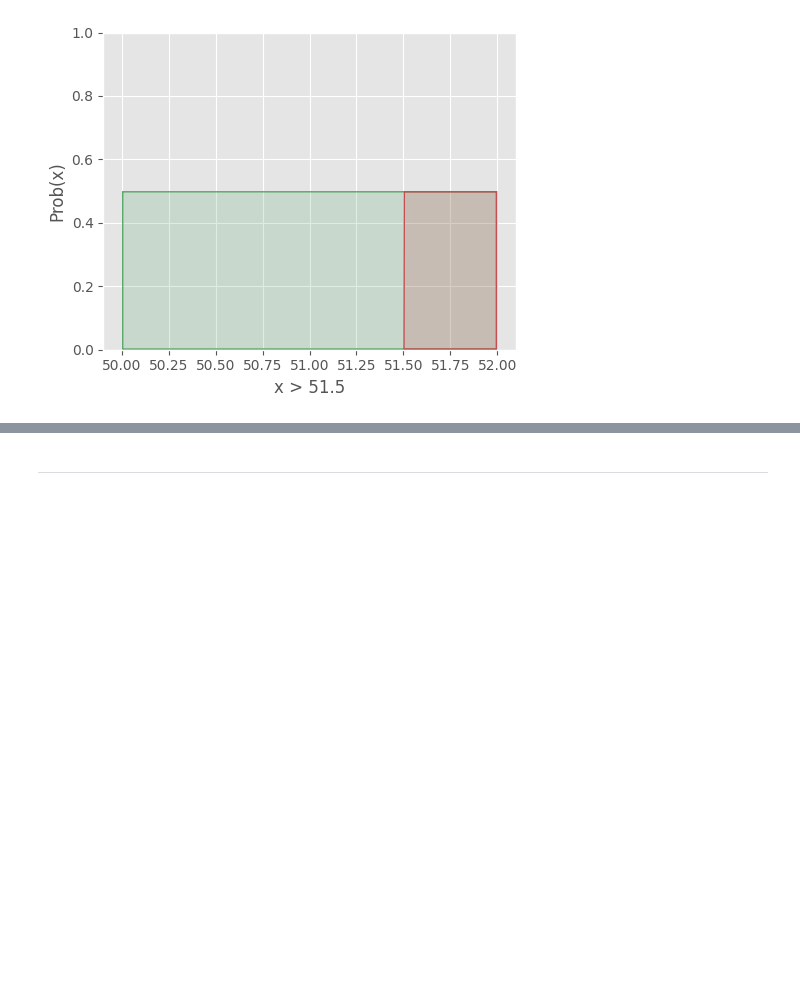
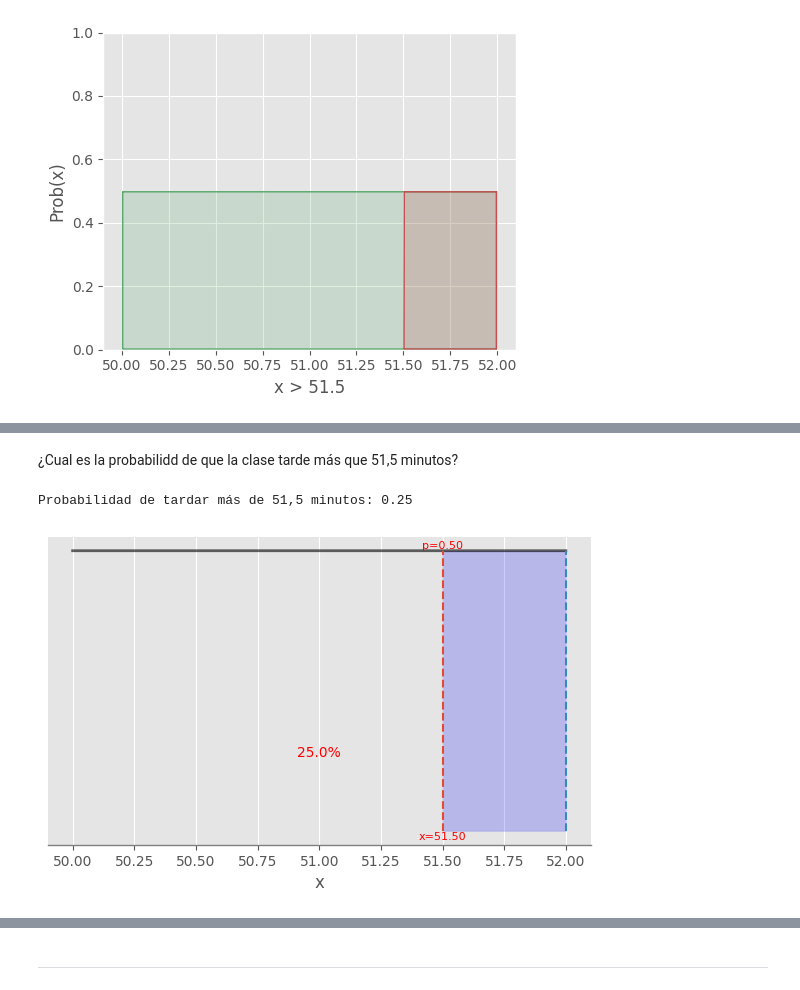
Before and after one commit to DaniCh-Coder/Python-Notes, a Jupyter notebook: ps stats/Probability-distributions/dp-uniforme-clases-horarios.ipynb, the cells around one changed output, grey strips where cells are left out. Drawn from its saved outputs; the diff is of its cells as text; code cells hidden in the pictures; blank space fills up the shorter version.

```diff
--- a/ps stats/Probability-distributions/dp-uniforme-clases-horarios.ipynb
+++ b/ps stats/Probability-distributions/dp-uniforme-clases-horarios.ipynb
@@ -188,0 +319,9 @@ plt.show()
+# %% [markdown]
+¿Cual es la probabilidd de que la clase tarde más que 51,5 minutos?
+# %%
+# Probabilidad de tardar menos más de 51.5 minutos
+print(f"\nProbabilidad de tardar más de 51,5 minutos: {dist.sf(51.5)}")
+distr_conti(uniform(loc, scale), a=51.5)
+# %% [output]
+Probabilidad de tardar más de 51,5 minutos: 0.25
+[figure, added]
```
Also changed, not shown: parts of 12 cells of this notebook, 3 other files.
